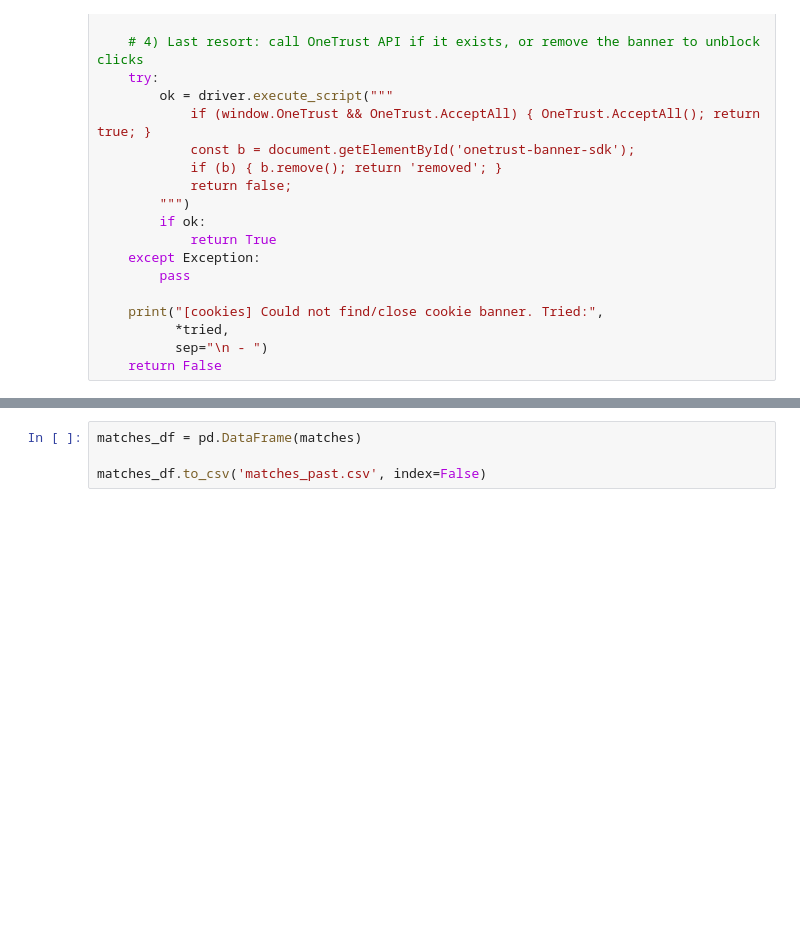
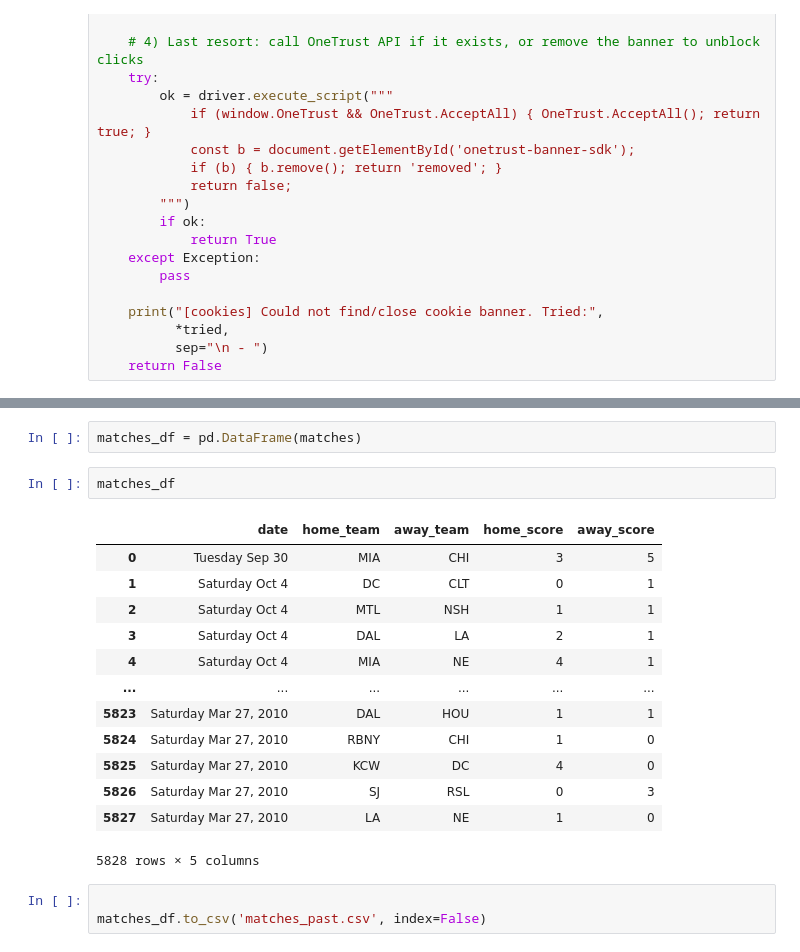
Before and after one commit to diffeyn/MLS, a Jupyter notebook: data/scraping/scrape_match_past.ipynb, the cells around one changed output, grey strips where cells are left out. Cells and saved outputs as stored; diff of their text form; blank space fills up the shorter version.

```diff
--- a/data/scraping/scrape_match_past.ipynb
+++ b/data/scraping/scrape_match_past.ipynb
@@ -213,4 +232,21 @@ driver.quit()
 # %%
 matches_df = pd.DataFrame(matches)
-
-matches_df.to_csv('matches_past.csv', index=False)
+# %%
+matches_df
+# %% [output]
+|  | date | home_team | away_team | home_score | away_score |
+| 0 | Tuesday Sep 30 | MIA | CHI | 3 | 5 |
+| 1 | Saturday Oct 4 | DC | CLT | 0 | 1 |
+| 2 | Saturday Oct 4 | MTL | NSH | 1 | 1 |
+| 3 | Saturday Oct 4 | DAL | LA | 2 | 1 |
+| 4 | Saturday Oct 4 | MIA | NE | 4 | 1 |
+| ... | ... | ... | ... | ... | ... |
+| 5823 | Saturday Mar 27, 2010 | DAL | HOU | 1 | 1 |
+| 5824 | Saturday Mar 27, 2010 | RBNY | CHI | 1 | 0 |
+| 5825 | Saturday Mar 27, 2010 | KCW | DC | 4 | 0 |
+| 5826 | Saturday Mar 27, 2010 | SJ | RSL | 0 | 3 |
+| 5827 | Saturday Mar 27, 2010 | LA | NE | 1 | 0 |
+5828 rows × 5 columns
+# %%
+
+matches_df.to_csv('matches_past.csv', index=False)
```
Also changed, not shown: parts of 1 cell of this notebook, 5 other files.
